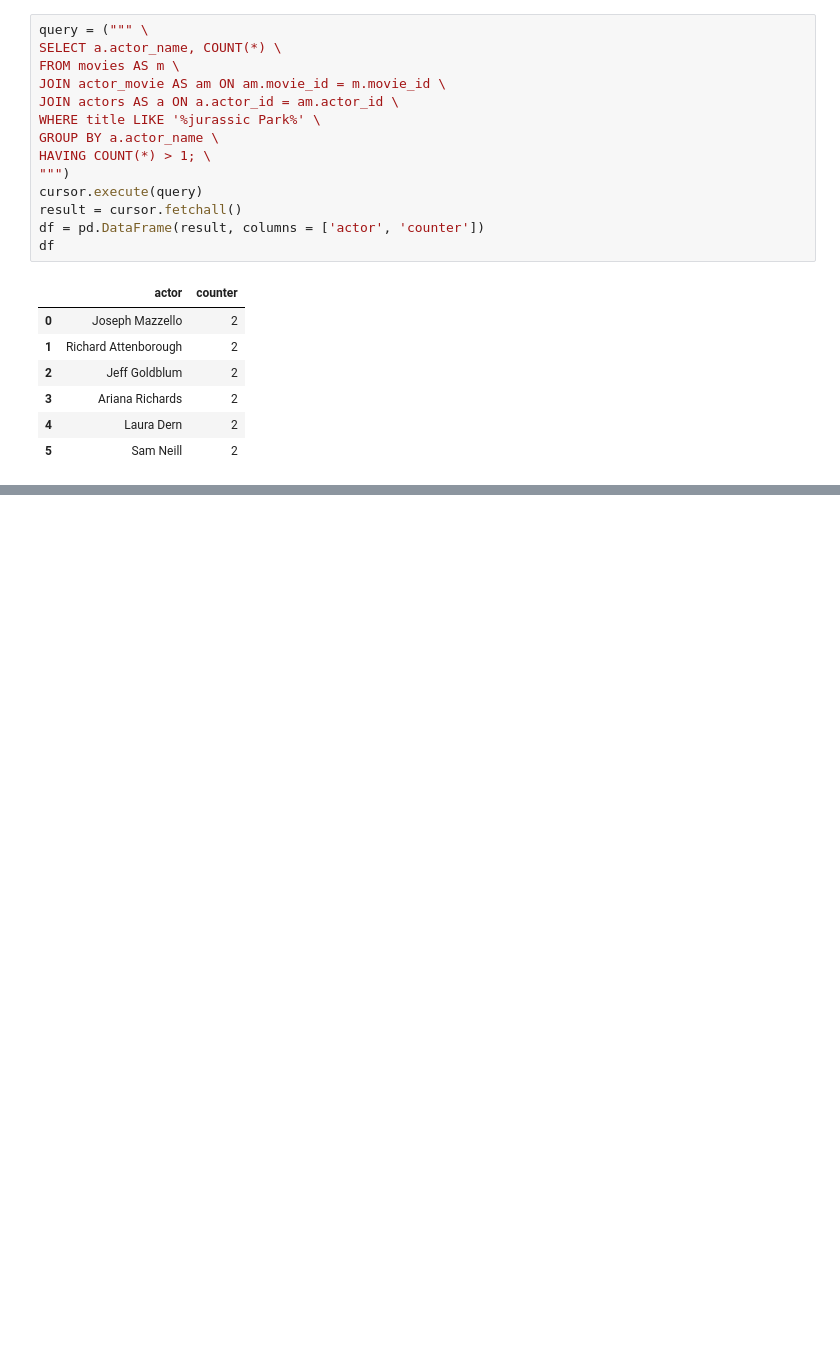
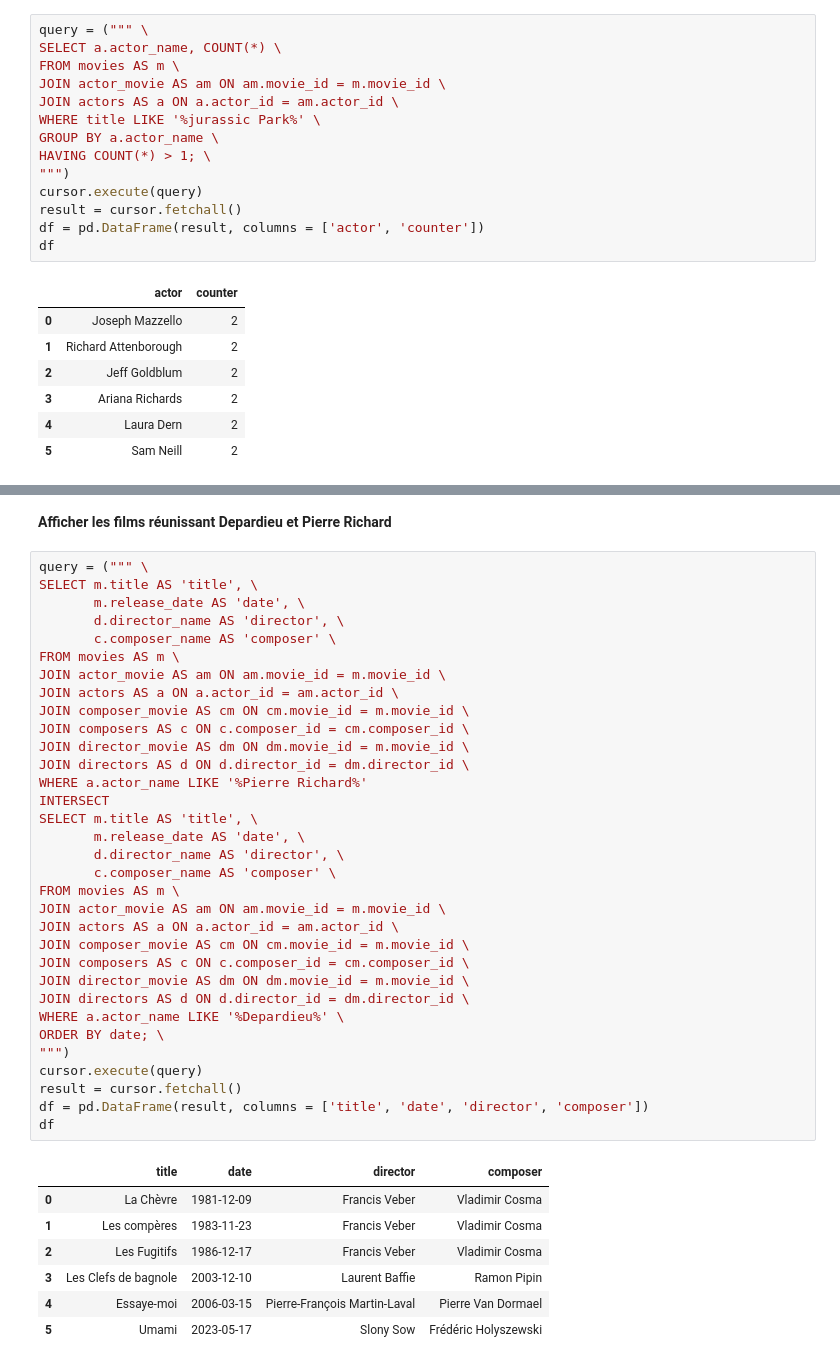
Before and after one commit to Franck-LF/projectBlock1, a Jupyter notebook: DBmovies.ipynb, the cells around one changed output, grey strips where cells are left out. Cells and saved outputs as stored; diff of their text form; blank space fills up the shorter version.

```diff
--- a/DBmovies.ipynb
+++ b/DBmovies.ipynb
@@ -801,0 +833,43 @@ df
+# %% [markdown]
+**Afficher les films réunissant Depardieu et Pierre Richard**
+# %%
+query = (""" \
+SELECT m.title AS 'title', \
+       m.release_date AS 'date', \
+       d.director_name AS 'director', \
+       c.composer_name AS 'composer' \
+FROM movies AS m \
+JOIN actor_movie AS am ON am.movie_id = m.movie_id \
+JOIN actors AS a ON a.actor_id = am.actor_id \
+JOIN composer_movie AS cm ON cm.movie_id = m.movie_id \
+JOIN composers AS c ON c.composer_id = cm.composer_id \
+JOIN director_movie AS dm ON dm.movie_id = m.movie_id \
+JOIN directors AS d ON d.director_id = dm.director_id \
+WHERE a.actor_name LIKE '%Pierre Richard%'
+INTERSECT
+SELECT m.title AS 'title', \
+       m.release_date AS 'date', \
+       d.director_name AS 'director', \
+       c.composer_name AS 'composer' \
+FROM movies AS m \
+JOIN actor_movie AS am ON am.movie_id = m.movie_id \
+JOIN actors AS a ON a.actor_id = am.actor_id \
+JOIN composer_movie AS cm ON cm.movie_id = m.movie_id \
+JOIN composers AS c ON c.composer_id = cm.composer_id \
+JOIN director_movie AS dm ON dm.movie_id = m.movie_id \
+JOIN directors AS d ON d.director_id = dm.director_id \
+WHERE a.actor_name LIKE '%Depardieu%' \
+ORDER BY date; \
+""")
+cursor.execute(query)
+result = cursor.fetchall()
+df = pd.DataFrame(result, columns = ['title', 'date', 'director', 'composer'])
+df
+# %% [output]
+|  | title | date | director | composer |
+| 0 | La Chèvre | 1981-12-09 | Francis Veber | Vladimir Cosma |
+| 1 | Les compères | 1983-11-23 | Francis Veber | Vladimir Cosma |
+| 2 | Les Fugitifs | 1986-12-17 | Francis Veber | Vladimir Cosma |
+| 3 | Les Clefs de bagnole | 2003-12-10 | Laurent Baffie | Ramon Pipin |
+| 4 | Essaye-moi | 2006-03-15 | Pierre-François Martin-Laval | Pierre Van Dormael |
+| 5 | Umami | 2023-05-17 | Slony Sow | Frédéric Holyszewski |
```
Also changed, not shown: parts of 7 cells of this notebook.
